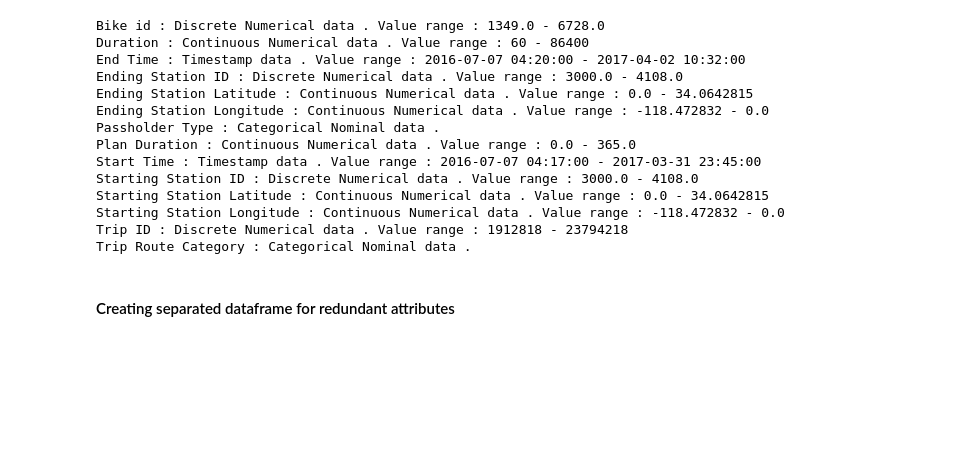
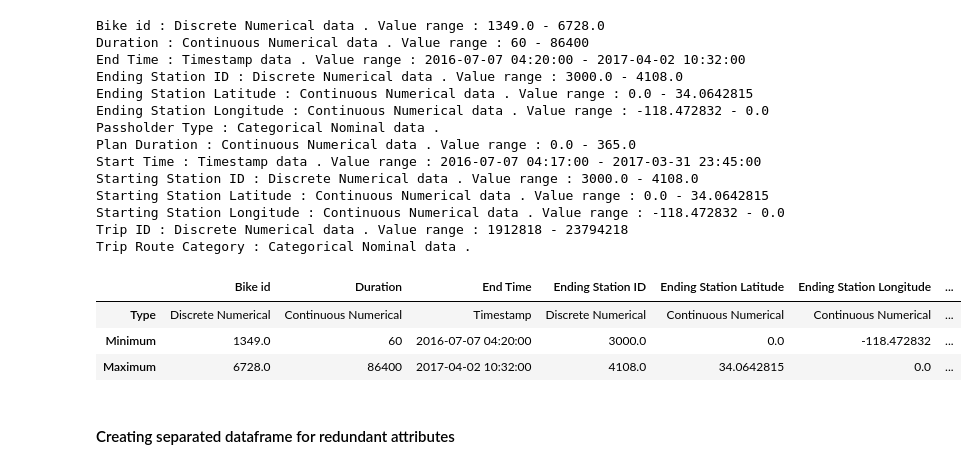
Before and after one commit to vbruttin/ada_homeworks, a Jupyter notebook: Exercise_1.ipynb, the cells around one changed output. Cells and saved outputs as stored; diff of their text form; code cells hidden in the pictures; blank space fills up the shorter version.

```diff
--- a/Exercise_1.ipynb
+++ b/Exercise_1.ipynb
@@ -334,6 +345,13 @@ Starting Station Latitude : Continuous Numerical data . Value range : 0.0 - 34.0
 Starting Station Longitude : Continuous Numerical data . Value range : -118.472832 - 0.0
 Trip ID : Discrete Numerical data . Value range : 1912818 - 23794218
 Trip Route Category : Categorical Nominal data .
+# %%
+pd.DataFrame(attribute_description, index = ['Type', 'Minimum', 'Maximum'])
+# %% [output]
+|  | Bike id | Duration | End Time | Ending Station ID | Ending Station Latitude | Ending Station Longitude | ... |
+| Type | Discrete Numerical | Continuous Numerical | Timestamp | Discrete Numerical | Continuous Numerical | Continuous Numerical | ... |
+| Minimum | 1349.0 | 60 | 2016-07-07 04:20:00 | 3000.0 | 0.0 | -118.472832 | ... |
+| Maximum | 6728.0 | 86400 | 2017-04-02 10:32:00 | 4108.0 | 34.0642815 | 0.0 | ... |
 # %% [markdown]
 #### Creating separated dataframe for redundant attributes
 # %%
```
Also changed, not shown: parts of 5 cells of this notebook.
